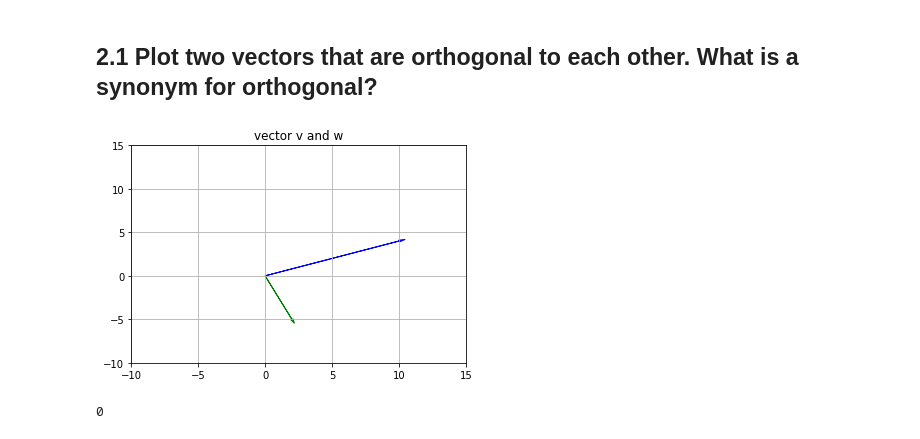
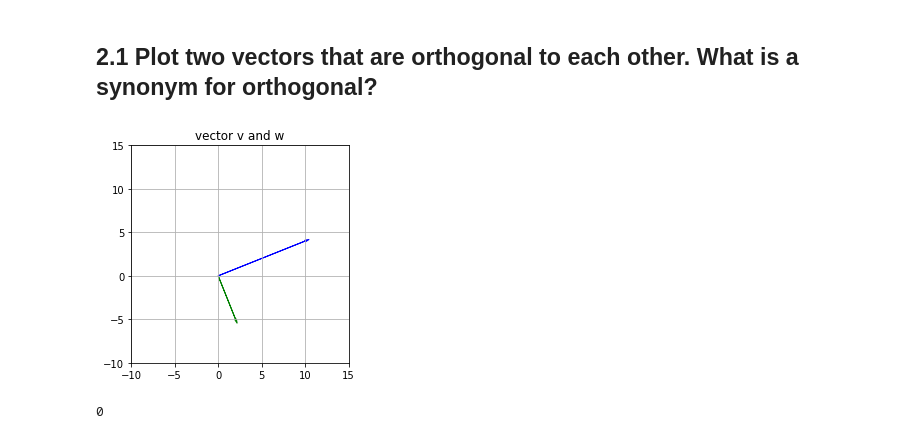
Before and after one commit to JenBanks8585/DS-Unit-1-Sprint-3-Linear-Algebra, a Jupyter notebook: module2-intermediate-linear-algebra/LS_DS_132_Intermediate_Linear_Algebra_Assignment.ipynb, the cells around one changed output. Saved outputs shown, nothing was run; the diff lists cells and outputs as text; code cells hidden in the pictures.

```diff
--- a/module2-intermediate-linear-algebra/LS_DS_132_Intermediate_Linear_Algebra_Assignment.ipynb
+++ b/module2-intermediate-linear-algebra/LS_DS_132_Intermediate_Linear_Algebra_Assignment.ipynb
@@ -228,21 +228,23 @@ sns.heatmap(titanic.corr());
 # %%
 fig, ax = plt.subplots()
 ax.grid()
 plt.subplots_adjust(wspace=20, hspace=1)
 
 v = [2, -5]
 w = [10, 4]
 
 plt.arrow(0, 0, 2, -5,  head_width=.2, head_length=0.5, color = 'g')
 plt.arrow(0, 0, 10, 4,  head_width=.2, head_length=0.5, color = 'b')
 
 
 ax.set_xlim([-10, 15])
 ax.set_ylim([-10, 15])
+plt.gca().set_aspect("equal")
+
 plt.title('vector v and w')
 plt.show()
 # %% [output]
-[figure, old version]
+[figure, new version]
 # %%
 np.dot(v,w)
 # %% [output]
```
Also changed, not shown: parts of 15 cells of this notebook.
